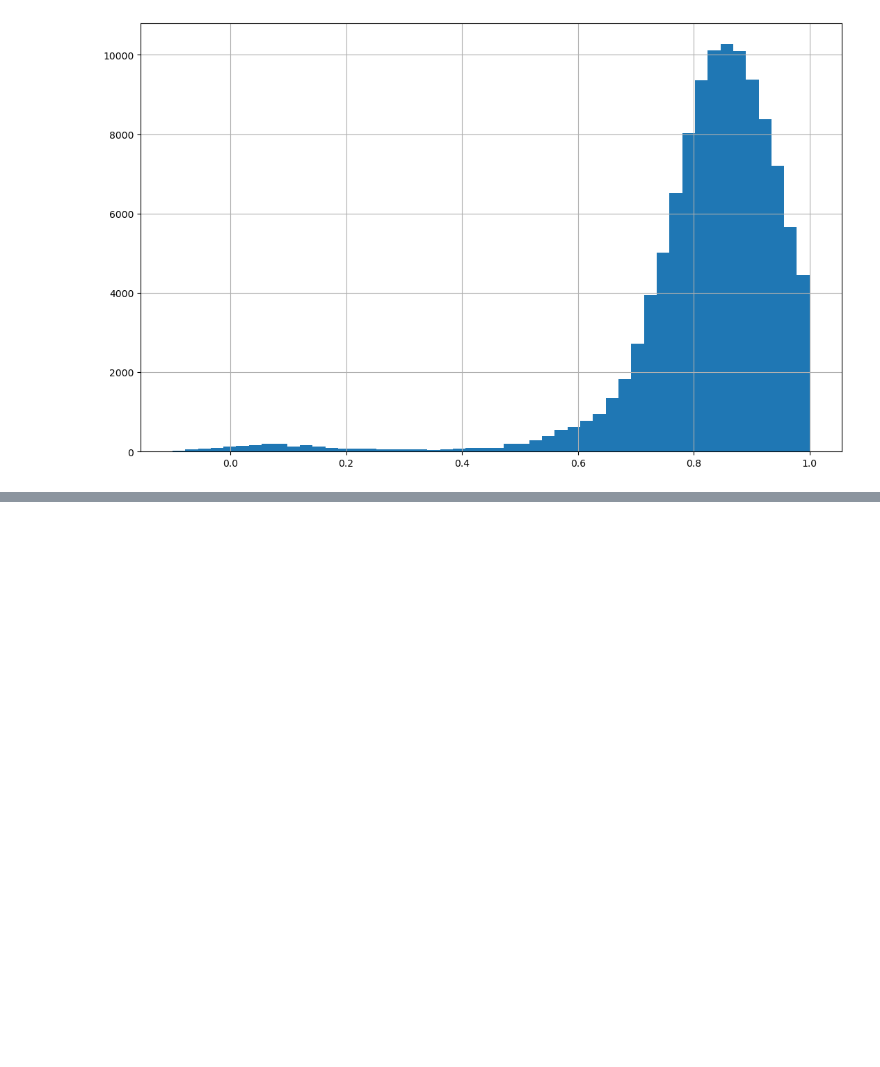
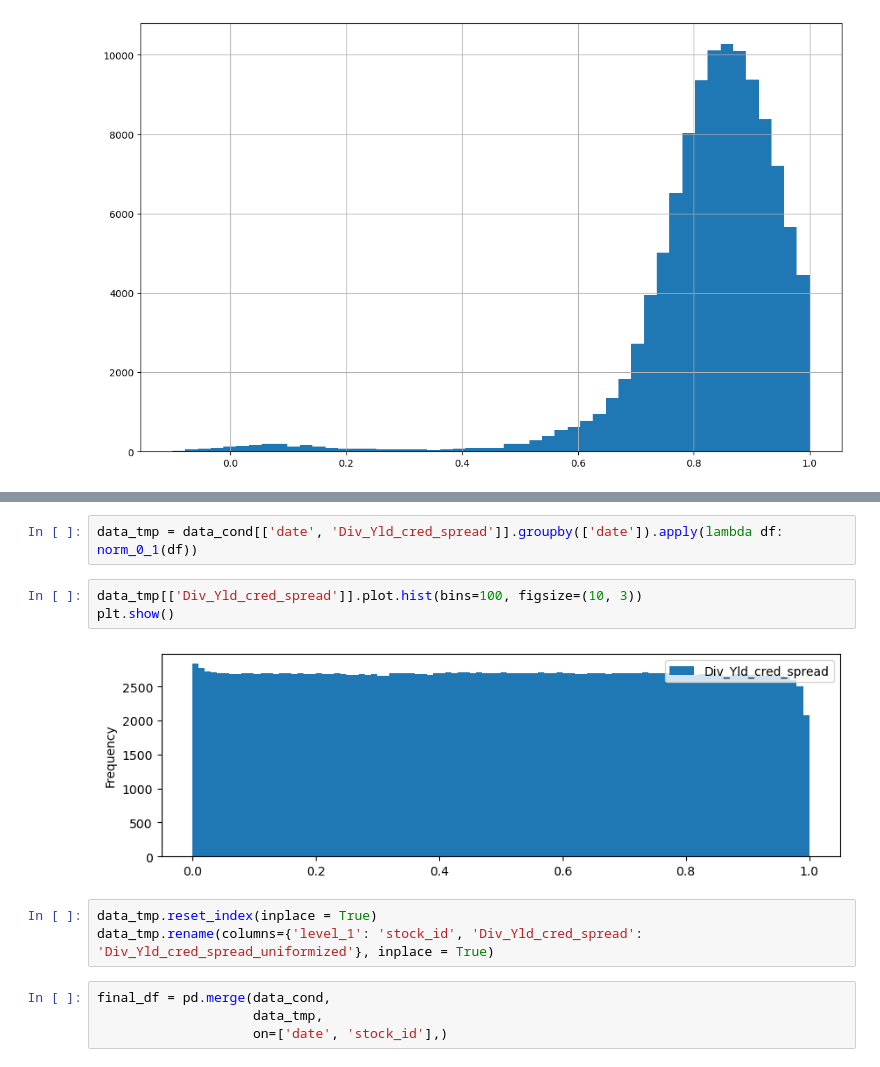
Before and after one commit to wingkit1202/ml_factor_investing, a Jupyter notebook: Chapter 4.ipynb, the cells around one changed output, grey strips where cells are left out. Cells and saved outputs as stored; diff of their text form; blank space fills up the shorter version.

```diff
--- a/Chapter 4.ipynb
+++ b/Chapter 4.ipynb
@@ -99,0 +207,14 @@ plt.show()
+# %%
+data_tmp = data_cond[['date', 'Div_Yld_cred_spread']].groupby(['date']).apply(lambda df: norm_0_1(df))
+# %%
+data_tmp[['Div_Yld_cred_spread']].plot.hist(bins=100, figsize=(10, 3))
+plt.show()
+# %% [output]
+[figure, added]
+# %%
+data_tmp.reset_index(inplace = True)
+data_tmp.rename(columns={'level_1': 'stock_id', 'Div_Yld_cred_spread': 'Div_Yld_cred_spread_uniformized'}, inplace = True)
+# %%
+final_df = pd.merge(data_cond,
+                    data_tmp,
+                    on=['date', 'stock_id'],)
```
Also changed, not shown: parts of 19 cells of this notebook.
